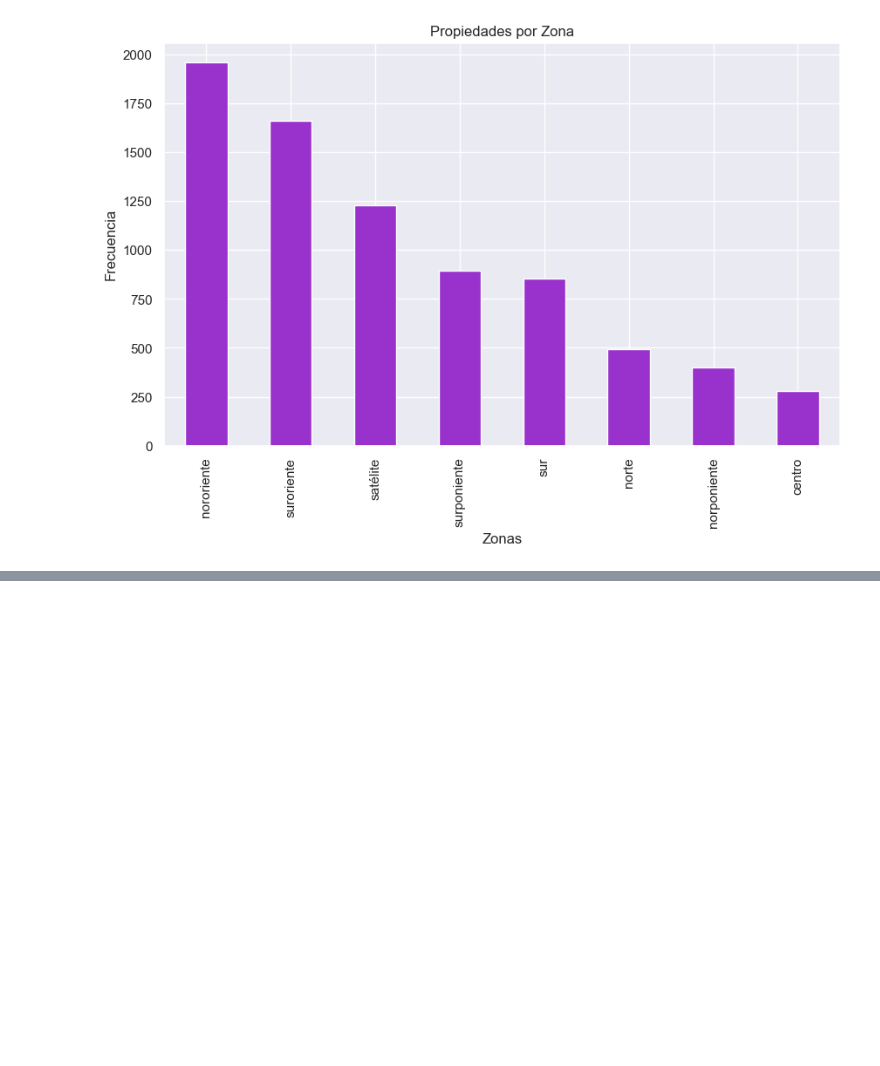
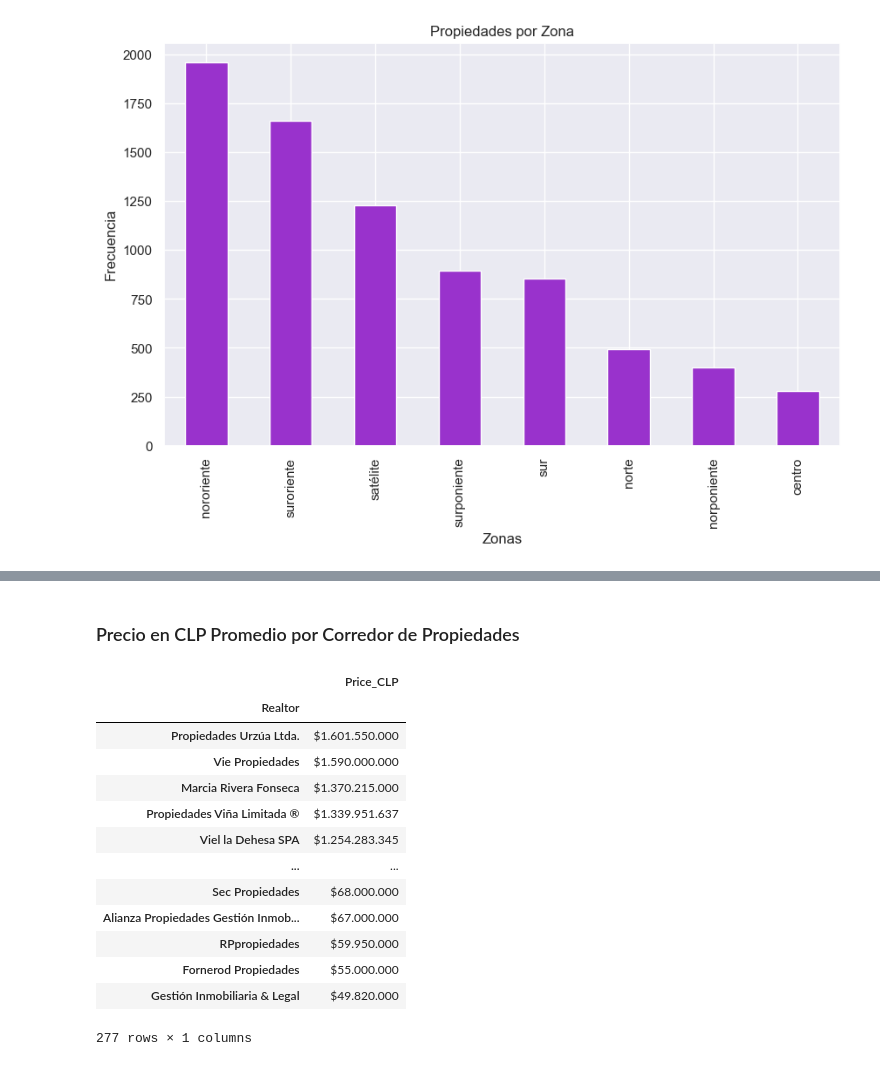
Before and after one commit to gonzakayunawel/casas_usadas_chile_analysis, a Jupyter notebook: B005_Gonzalo_Cayunao.ipynb, the cells around one changed output, grey strips where cells are left out. Saved outputs shown, nothing was run; the diff lists cells and outputs as text; code cells hidden in the pictures; blank space fills up the shorter version.

```diff
--- a/B005_Gonzalo_Cayunao.ipynb
+++ b/B005_Gonzalo_Cayunao.ipynb
@@ -1022,0 +1088,27 @@ plt.show()
+# %% [markdown]
+### Precio en CLP Promedio por Corredor de Propiedades
+# %%
+numeric_col = "Price_CLP"
+categoric_col = "Realtor"
+measure = "mean"
+
+group = df[[categoric_col,numeric_col]].groupby(by=categoric_col)
+mean_gruop = group.agg(measure)
+numeric_col_sort = mean_gruop.sort_values(by=numeric_col, ascending=False)
+numeric_col_sort[numeric_col] = numeric_col_sort[numeric_col].apply(price_format)
+numeric_col_sort
+# %% [output]
+|  | Price_CLP |
+| Realtor |  |
+| Propiedades Urzúa Ltda. | $1.601.550.000 |
+| Vie Propiedades | $1.590.000.000 |
+| Marcia Rivera Fonseca | $1.370.215.000 |
+| Propiedades Viña Limitada ® | $1.339.951.637 |
+| Viel la Dehesa SPA | $1.254.283.345 |
+| ... | ... |
+| Sec Propiedades | $68.000.000 |
+| Alianza Propiedades Gestión Inmob... | $67.000.000 |
+| RPpropiedades | $59.950.000 |
+| Fornerod Propiedades | $55.000.000 |
+| Gestión Inmobiliaria & Legal | $49.820.000 |
+277 rows × 1 columns
```
Also changed, not shown: parts of 58 cells of this notebook.
